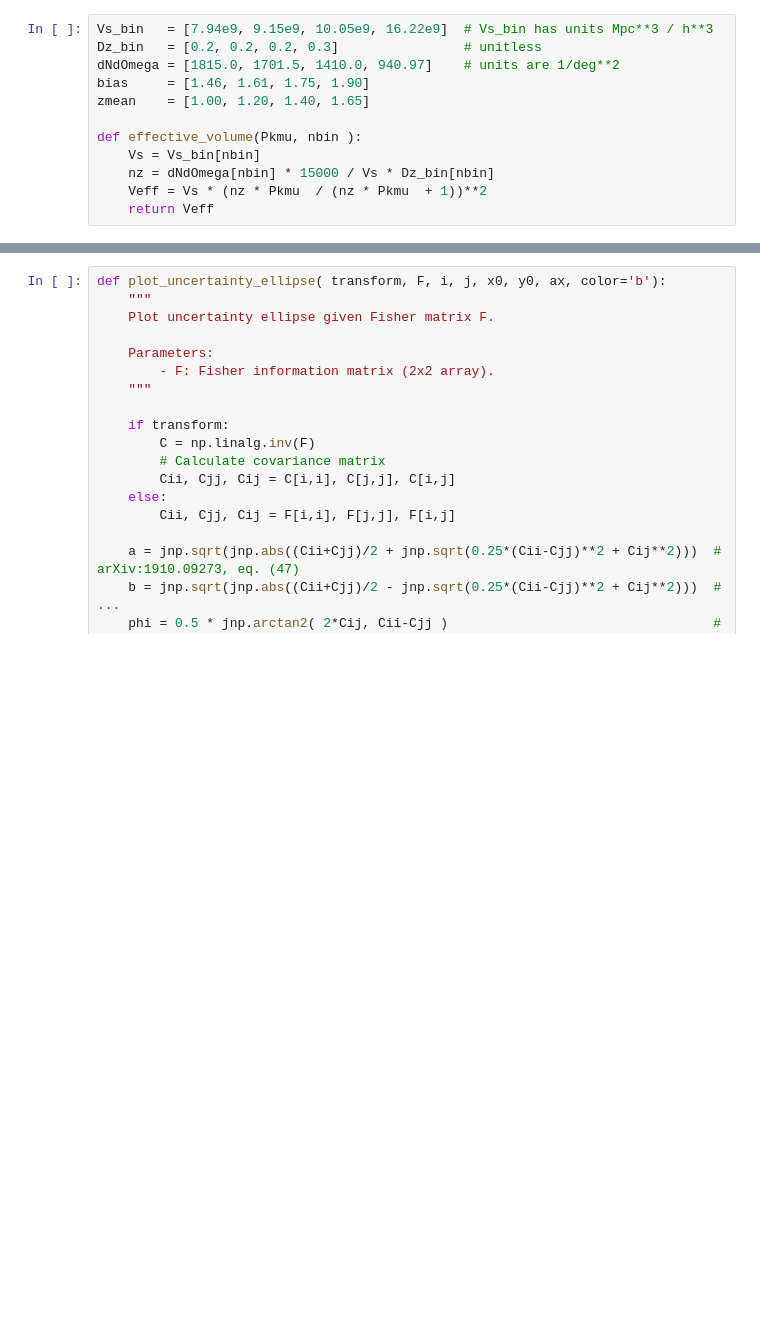
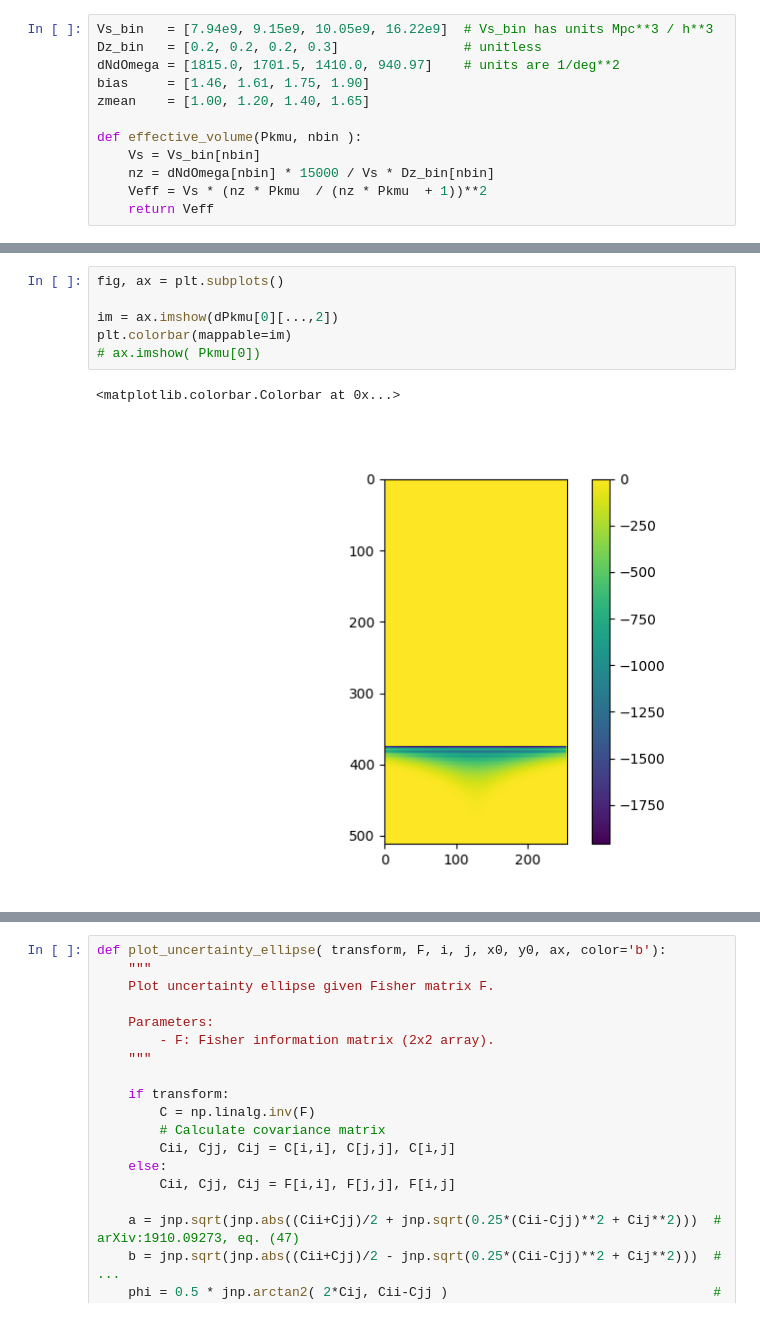
Before and after one commit to ohahn/DISCO-EB, a Jupyter notebook: nb_pylinger_fisher_forecast.ipynb, the cells around one changed output, grey strips where cells are left out. Saved outputs shown, nothing was run; the diff lists cells and outputs as text; blank space fills up the shorter version.

```diff
--- a/nb_pylinger_fisher_forecast.ipynb
+++ b/nb_pylinger_fisher_forecast.ipynb
@@ -190,3 +213,12 @@ running redshift bin  3  <z> =  1.65  b =  1.9
+# %%
+fig, ax = plt.subplots()
+
+im = ax.imshow(dPkmu[0][...,2])
+plt.colorbar(mappable=im)
+# ax.imshow( Pkmu[0])
+# %% [output]
+<matplotlib.colorbar.Colorbar at 0x...>
+[figure, added]
 # %%
 ## COMPUTE FISHER MATRIX ENTRIES
 F = jnp.zeros((len(selected_vars),len(selected_vars)))
```
Also changed, not shown: parts of 6 cells of this notebook, 1 other file.
